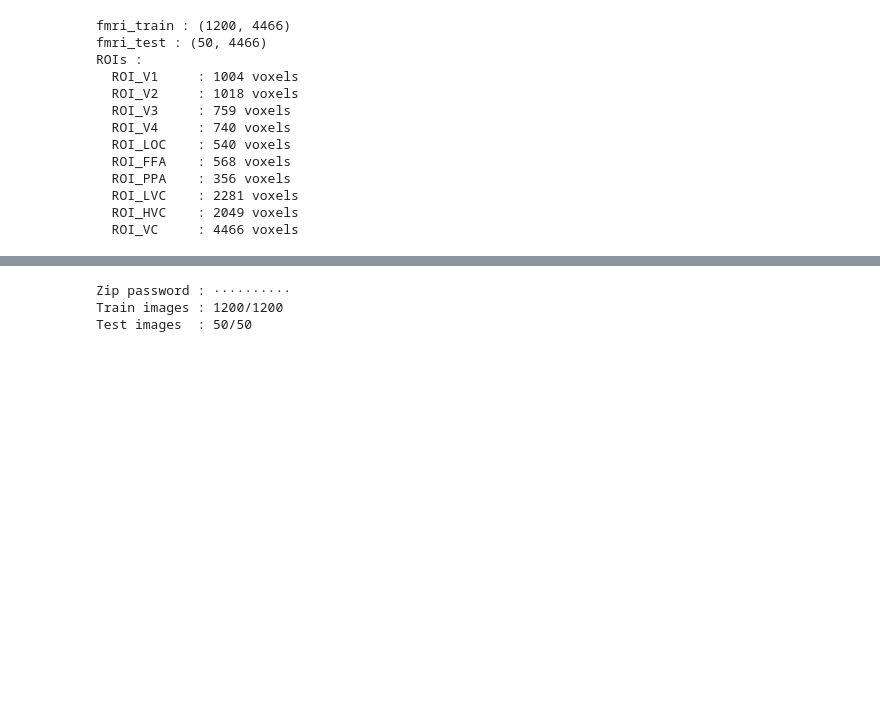
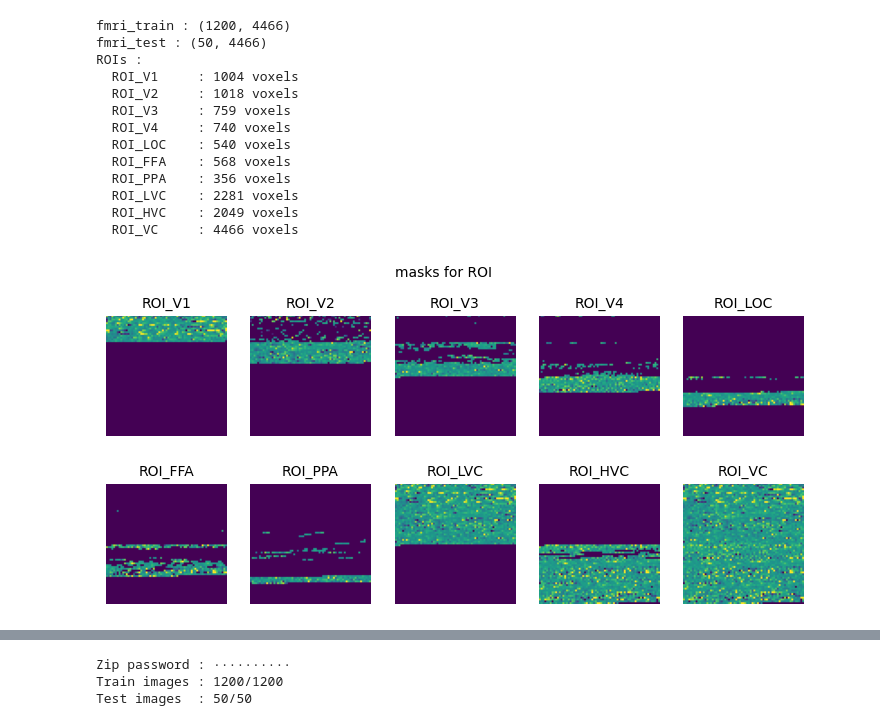
Before and after one commit to brainhack-school2026/chasteauneuf_project, a Jupyter notebook: Experiment_ROI.ipynb, the cells around one changed output, grey strips where cells are left out. Cells and saved outputs as stored; diff of their text form; code cells hidden in the pictures; blank space fills up the shorter version.

Commit message:
Adding the display of ROI for visualization

```diff
--- a/Experiment_ROI.ipynb
+++ b/Experiment_ROI.ipynb
@@ -111,3 +112,26 @@ ROIs :
   ROI_LVC    : 2281 voxels
   ROI_HVC    : 2049 voxels
   ROI_VC     : 4466 voxels
+# %%
+n = int(np.ceil(np.sqrt(len(fmri_train[0]))))
+im = np.zeros(n*n)
+im[:len(fmri_train[0])] = fmri_train[0]
+im = im.reshape(n, n)
+fig, axes = plt.subplots(2, 5, figsize=(9, 4))
+fig.suptitle('masks for ROI\n', fontsize=10)
+i = 0
+for name, mask in roi_masks.items():
+  l = i//5
+  c = i%5
+  mask_ = np.zeros(n*n)
+  mask_[:len(mask)] = mask
+  mask_ = mask_.reshape(n, n)
+  im_masked = im * mask_.reshape(n, n)
+  blind = mask_ == 0
+  im_masked[blind] = -10
+  axes[l, c].imshow(im_masked, vmin=-10, vmax=10)
+  axes[l, c].set_title(f'{name}', fontsize=10)
+  axes[l, c].axis('off')
+  i +=1
+# %% [output]
+[figure, added]
```
Also changed, not shown: parts of 3 cells of this notebook.
